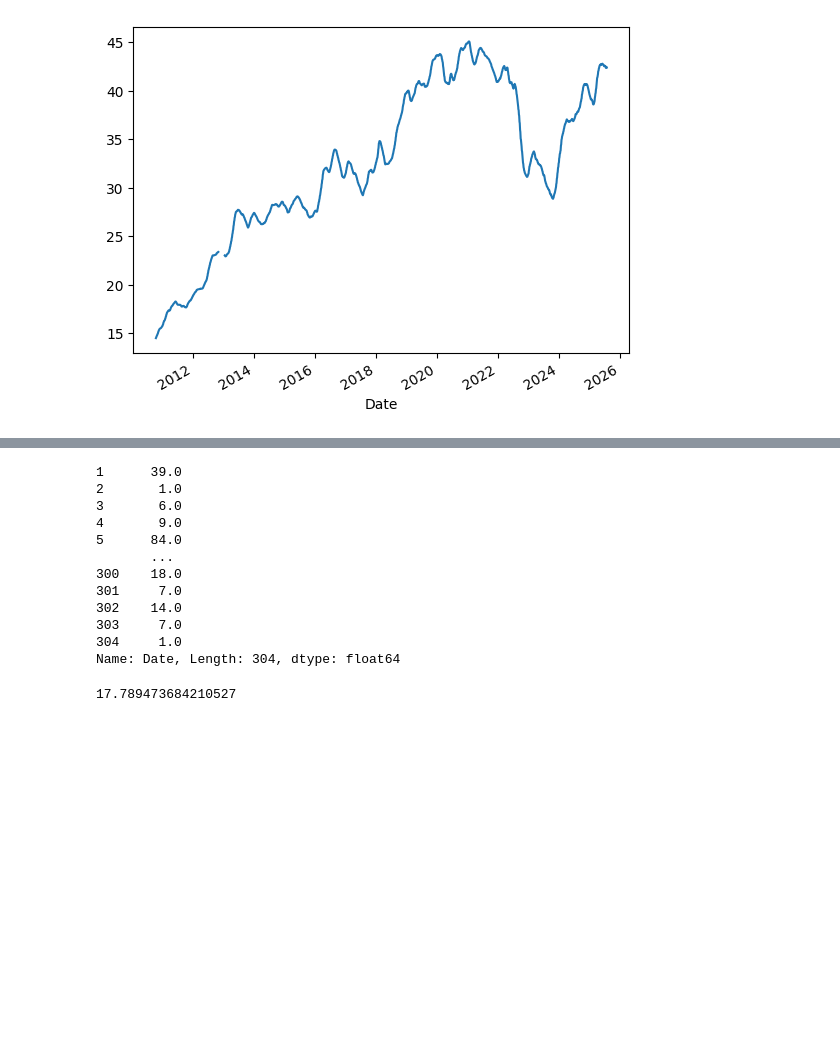
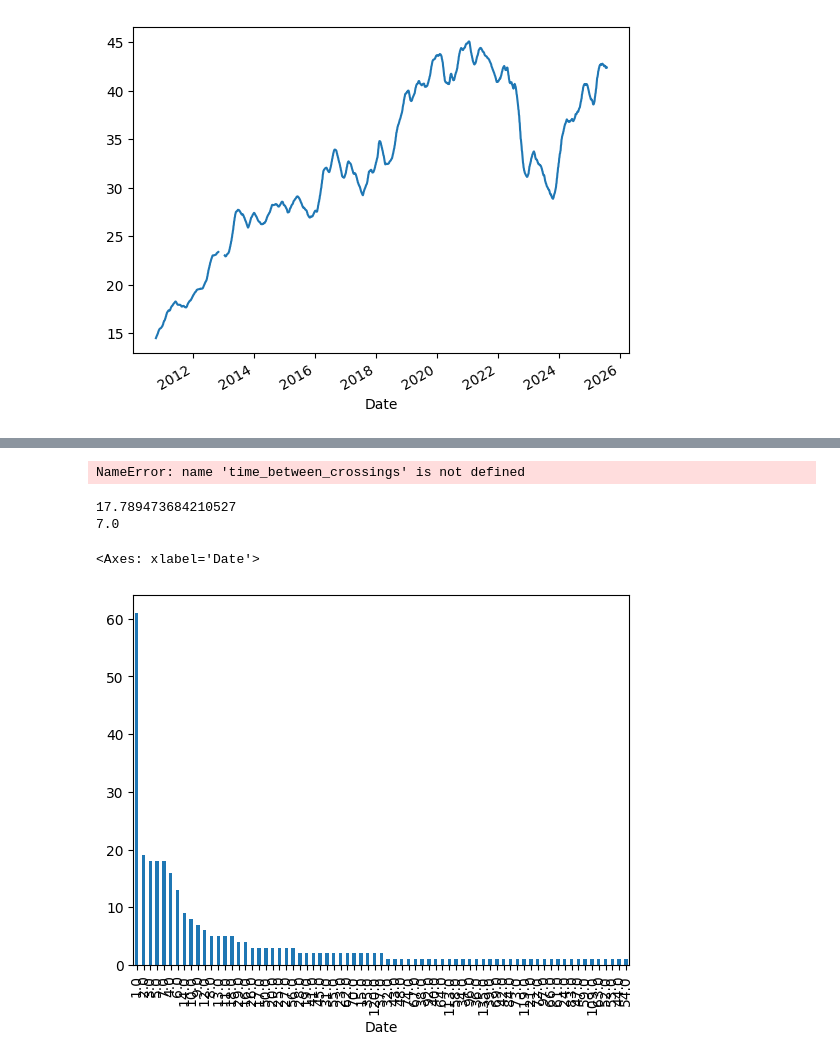
Before and after one commit to phawatboom/Capital-compass, a Jupyter notebook: Data Analysis/data_exploration.ipynb, the cells around one changed output, grey strips where cells are left out. Drawn from its saved outputs; the diff is of its cells as text; code cells hidden in the pictures; blank space fills up the shorter version.

Commit message:
ADD: Update count distribution

```diff
--- a/Data Analysis/data_exploration.ipynb
+++ b/Data Analysis/data_exploration.ipynb
@@ -106,22 +100,15 @@ plt.show()
 # %%
 time_between_crossings = pd.Series(crossing_dates).diff().dt.days.dropna()
-print(time_between_crossings)
+print(time_between_crossings.unique())
 # %% [output]
-1      39.0
-2       1.0
-3       6.0
-4       9.0
-5      84.0
-       ...
-300    18.0
-301     7.0
-302    14.0
-303     7.0
-304     1.0
-Name: Date, Length: 304, dtype: float64
+NameError: name 'time_between_crossings' is not defined
 # %%
 #average crossing time - extension will be a more robust model with more explanatory variables and deternmining where you are in the mean reverse cycle
 average_crossing_time = time_between_crossings.mean()
 print(average_crossing_time)
+
+median_crossing_time = time_between_crossings.median()
+print(median_crossing_time)
 # %% [output]
 17.789473684210527
+7.0
@@ -129,0 +115,6 @@ def mean_reversion_analysis(time_series):
+# %%
+time_between_crossings_count = time_between_crossings.value_counts()
+time_between_crossings_count.plot.bar()
+# %% [output]
+<Axes: xlabel='Date'>
+[figure, added]
```
Also changed, not shown: parts of 6 cells of this notebook.
